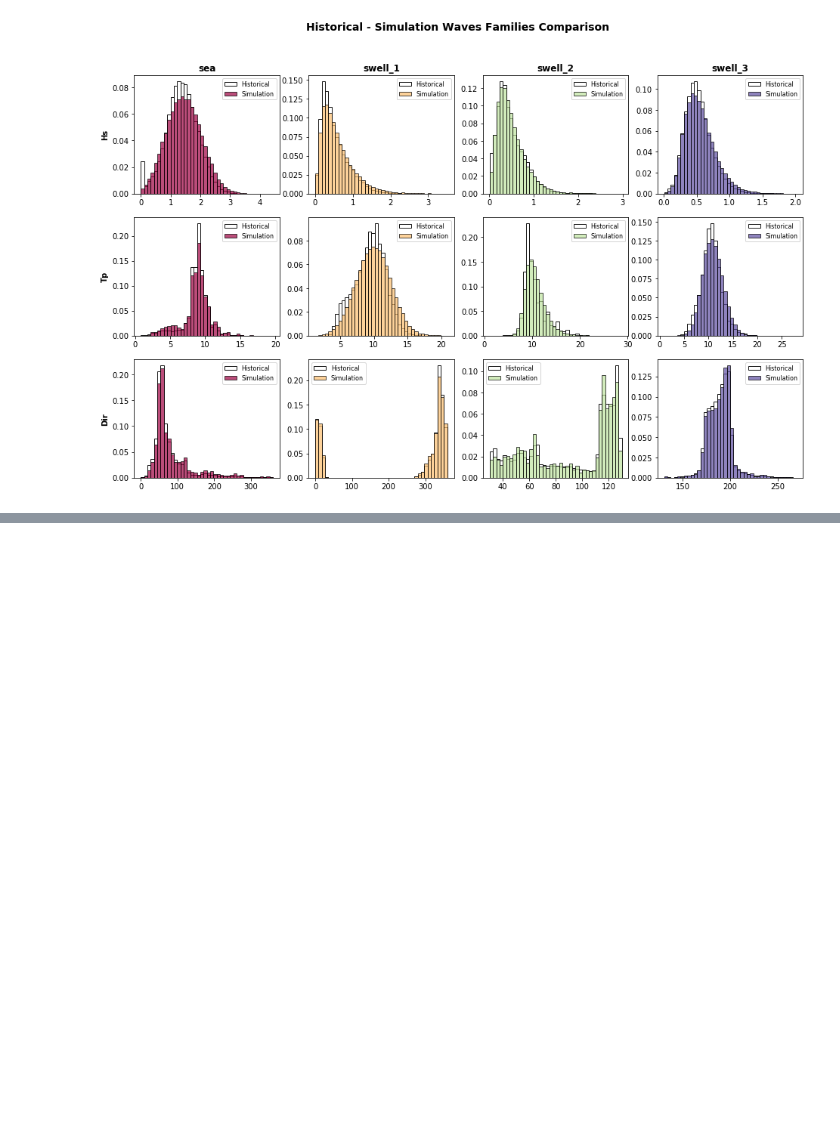
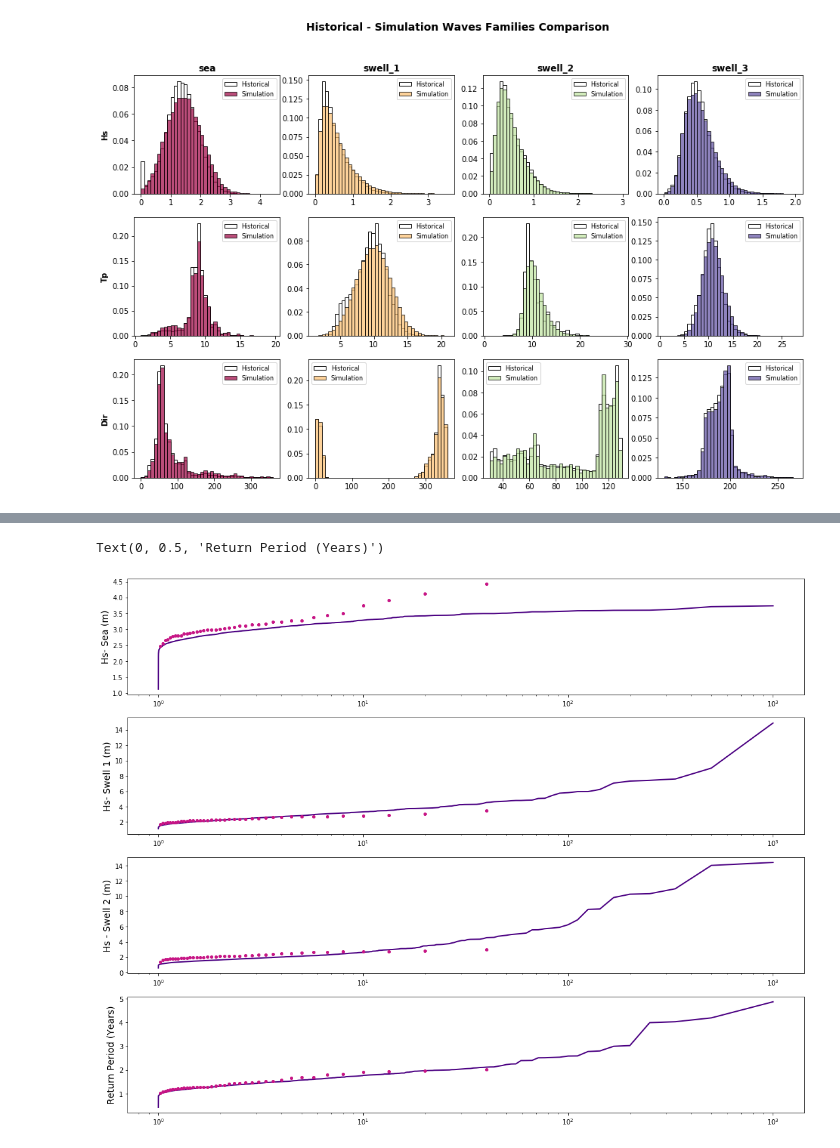
Before and after one commit to ripolln/teslakit, a Jupyter notebook: notebooks/MAJURO/01_Offshore/12_Climate_Emulator.ipynb, the cells around one changed output, grey strips where cells are left out. Drawn from its saved outputs; the diff is of its cells as text; code cells hidden in the pictures; blank space fills up the shorter version.

```diff
--- a/notebooks/MAJURO/01_Offshore/12_Climate_Emulator.ipynb
+++ b/notebooks/MAJURO/01_Offshore/12_Climate_Emulator.ipynb
@@ -290,0 +275,48 @@ ax3.legend(fontsize=14)
+# %%
+n_sim_DWTs=0
+
+CE = Climate_Emulator(db.paths.site.EXTREMES.climate_emulator)
+WVS_sim = CE.LoadSim_onlywaves(n_sim = n_sim_DWTs)
+WVS = db.Load_WAVES_hist()      # Historical gow waves point
+
+def t_rp(time_y):
+    ny = len(time_y)
+    return np.array([1/(1-(n/(ny+1))) for n in np.arange(1,ny+1)])
+
+WVS_y=WVS.resample(time='1Y').max()
+WVS_sim_y=WVS_sim.resample(time='1Y').max()
+
+# RP calculation, var sorting historical
+t_h = t_rp(WVS_y.time.dt.year)
+t_s = t_rp(WVS_sim_y.time.dt.year)
+# %%
+import matplotlib.pyplot as plt
+from matplotlib import gridspec
+
+
+fig = plt.figure(figsize=[18.5,15])
+gs1=gridspec.GridSpec(4,1)
+ax=fig.add_subplot(gs1[0])
+ax1=fig.add_subplot(gs1[1])
+ax2=fig.add_subplot(gs1[2])
+ax3=fig.add_subplot(gs1[3])
+
+ax.semilogx(t_h, np.sort(WVS_y.sea_Hs.values), 'ok',color='mediumvioletred', markersize = 4, label = 'Historical', zorder=9,)
+ax.semilogx(t_s, np.sort(WVS_sim_y.sea_Hs.values[:,n_sim_DWTs]), '-',color='indigo', linewidth = 2, label = 'Simulation (mean)',  zorder=8,)
+ax.set_ylabel('Hs- Sea (m)',fontsize=14)
+
+ax1.semilogx(t_h, np.sort(WVS_y.swell_1_Hs.values), 'ok',color='mediumvioletred', markersize = 4, label = 'Historical', zorder=9,)
+ax1.semilogx(t_s, np.sort(WVS_sim_y.swell_1_Hs.values[:,n_sim_DWTs]), '-',color='indigo', linewidth = 2, label = 'Simulation (mean)',  zorder=8,)
+ax1.set_ylabel('Hs- Swell 1 (m)',fontsize=14)
+
+ax2.semilogx(t_h, np.sort(WVS_y.swell_2_Hs.values), 'ok',color='mediumvioletred', markersize = 4, label = 'Historical', zorder=9,)
+ax2.semilogx(t_s, np.sort(WVS_sim_y.swell_2_Hs.values[:,n_sim_DWTs]), '-',color='indigo', linewidth = 2, label = 'Simulation (mean)',  zorder=8,)
+ax2.set_ylabel('Hs - Swell 2 (m)',fontsize=14)
+
+ax3.semilogx(t_h, np.sort(WVS_y.swell_3_Hs.values), 'ok',color='mediumvioletred', markersize = 4, label = 'Historical', zorder=9,)
+ax3.semilogx(t_s, np.sort(WVS_sim_y.swell_3_Hs.values[:,n_sim_DWTs]), '-',color='indigo', linewidth = 2, label = 'Simulation (mean)',  zorder=8,)
+ax3.set_ylabel('Hs - Swell 3 (m)',fontsize=14)
+ax3.set_ylabel('Return Period (Years)',fontsize=14)
+# %% [output]
+Text(0, 0.5, 'Return Period (Years)')
+[figure, added]
```
Also changed, not shown: parts of 14 cells of this notebook, 6 other files.
